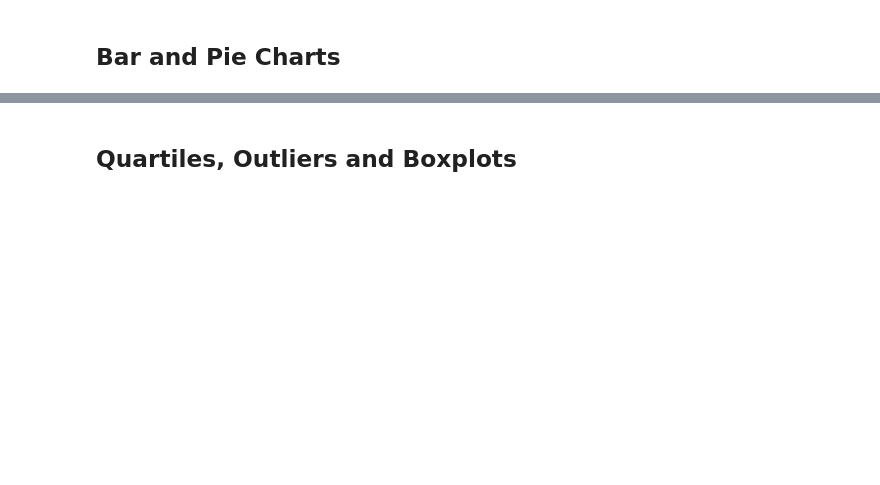
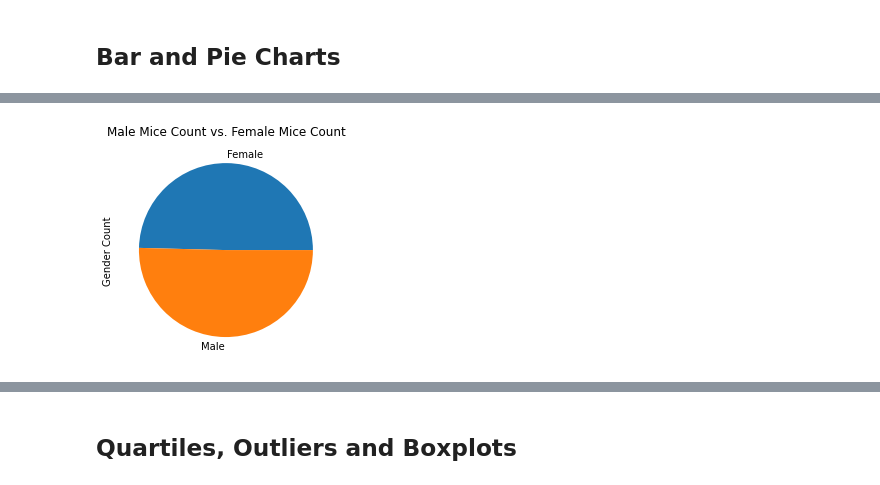
Before and after one commit to colinfoneill/Pymaceuticals, a Jupyter notebook: Pymaceuticals/pymaceuticals_starter.ipynb, the cells around one changed output, grey strips where cells are left out. Drawn from its saved outputs; the diff is of its cells as text; code cells hidden in the pictures; blank space fills up the shorter version.

```diff
--- a/Pymaceuticals/pymaceuticals_starter.ipynb
+++ b/Pymaceuticals/pymaceuticals_starter.ipynb
@@ -127,0 +212,23 @@ mouse_count_clean
+# %%
+# Generate a pie plot showing the distribution of female versus male mice using pandas
+
+#group the original dataframe by mouse ID and sex
+sex_count = mouse_clean_df.groupby(["Mouse ID", "Sex"])
+
+#perform the size function on the groupby object
+sex_count_df = pd.DataFrame(sex_count.size())
+sex_count_df
+
+#get a count on each mouse ID grouped by sex
+mouse_gender = pd.DataFrame(sex_count_df.groupby(["Sex"]).count())
+mouse_gender.columns = ["Gender Count"]
+
+
+
+#generate pie plot showing female vs male using pandas
+pieplot = mouse_gender.plot(kind="pie", y="Gender Count", title="Male Mice Count vs. Female Mice Count", legend=False)
+
+
+plt.show()
+# %% [output]
+[figure, added]
```
Also changed, not shown: parts of 18 cells of this notebook.
